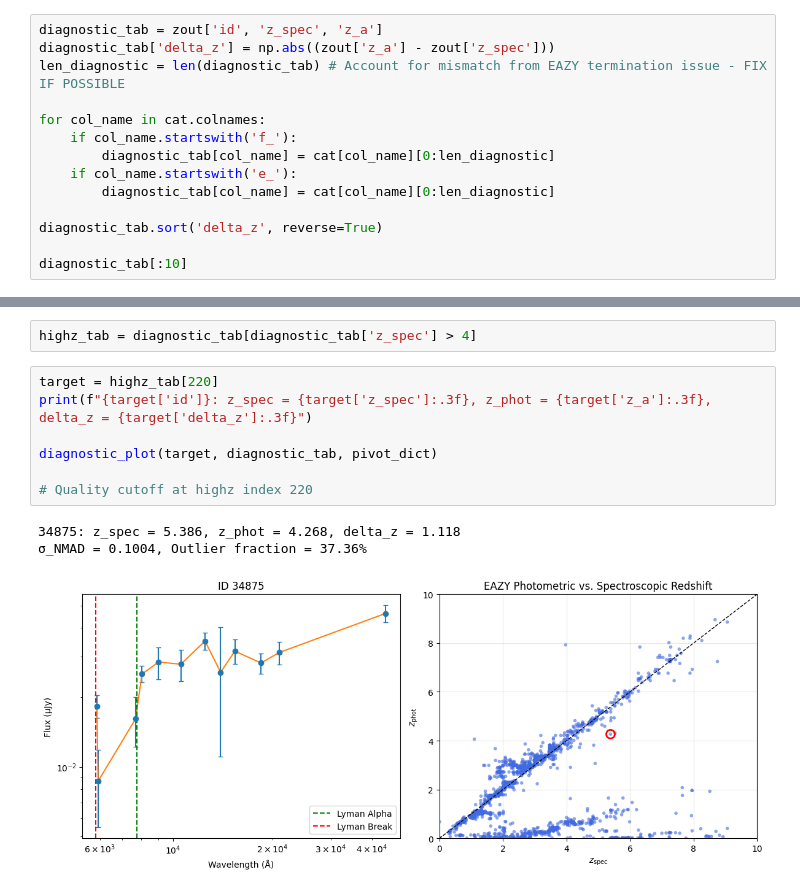
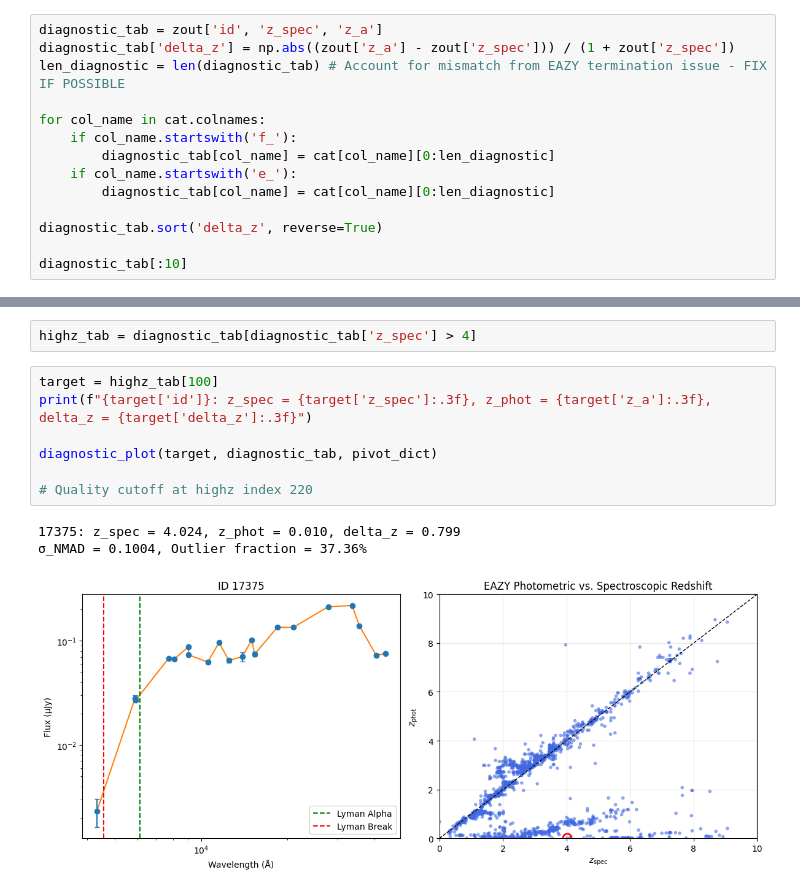
Before and after one commit to sfremy/my-eazy-jwst, a Jupyter notebook: scripts/eazy_imaging.ipynb, the cells around one changed output, grey strips where cells are left out. Saved outputs shown, nothing was run; the diff lists cells and outputs as text.

Commit message:
full diagnostic numbers

```diff
--- a/scripts/eazy_imaging.ipynb
+++ b/scripts/eazy_imaging.ipynb
@@ -129,7 +129,7 @@ Table length=1772
 | 51219 | 2.5757 | 2.909 | 2.909 | 222.6737 | 2.863 | 2.955 | 2.853 | 2.966 | 2.851 | 2.967 | 18 | ... |
 # %%
 diagnostic_tab = zout['id', 'z_spec', 'z_a']
-diagnostic_tab['delta_z'] = np.abs((zout['z_a'] - zout['z_spec']))
+diagnostic_tab['delta_z'] = np.abs((zout['z_a'] - zout['z_spec'])) / (1 + zout['z_spec'])
 len_diagnostic = len(diagnostic_tab) # Account for mismatch from EAZY termination issue - FIX IF POSSIBLE
 
 for col_name in cat.colnames:
@@ -316,13 +316,13 @@ def diagnostic_plot(target, table, pivot_dict):
 # %%
 highz_tab = diagnostic_tab[diagnostic_tab['z_spec'] > 4]
 # %%
-target = highz_tab[220]
+target = highz_tab[100]
 print(f"{target['id']}: z_spec = {target['z_spec']:.3f}, z_phot = {target['z_a']:.3f}, delta_z = {target['delta_z']:.3f}")
 
 diagnostic_plot(target, diagnostic_tab, pivot_dict)
 
 # Quality cutoff at highz index 220
 # %% [output]
-34875: z_spec = 5.386, z_phot = 4.268, delta_z = 1.118
+17375: z_spec = 4.024, z_phot = 0.010, delta_z = 0.799
 σ_NMAD = 0.1004, Outlier fraction = 37.36%
-[figure, old version]
+[figure, new version]
```
Also changed, not shown: parts of 3 cells of this notebook.
